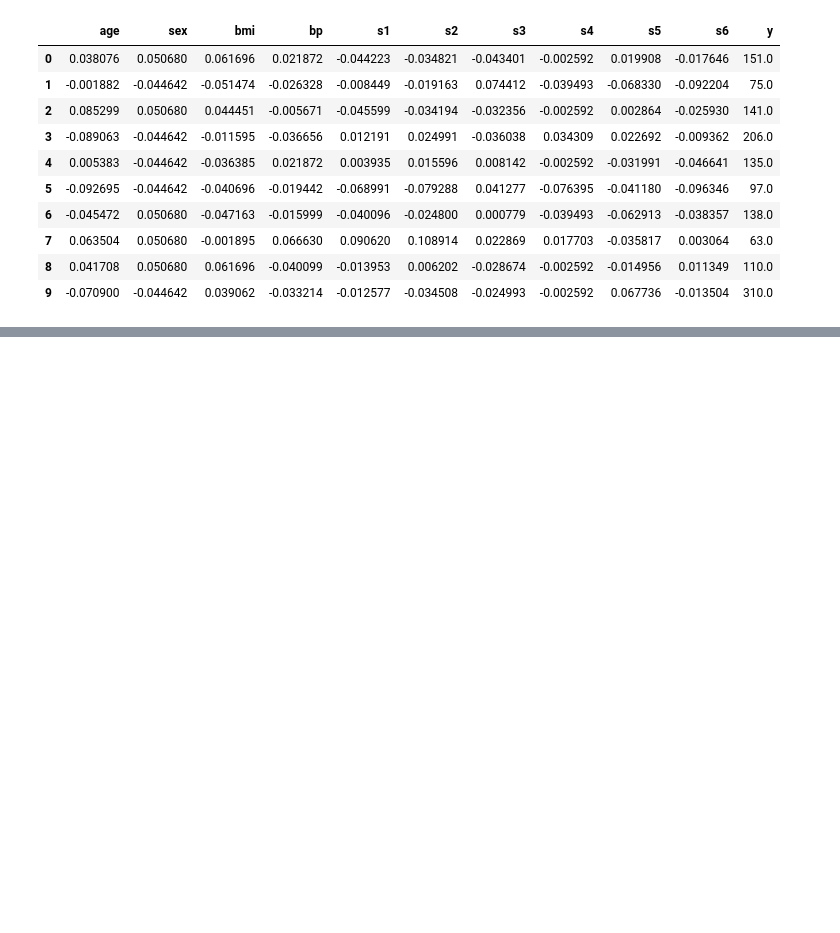
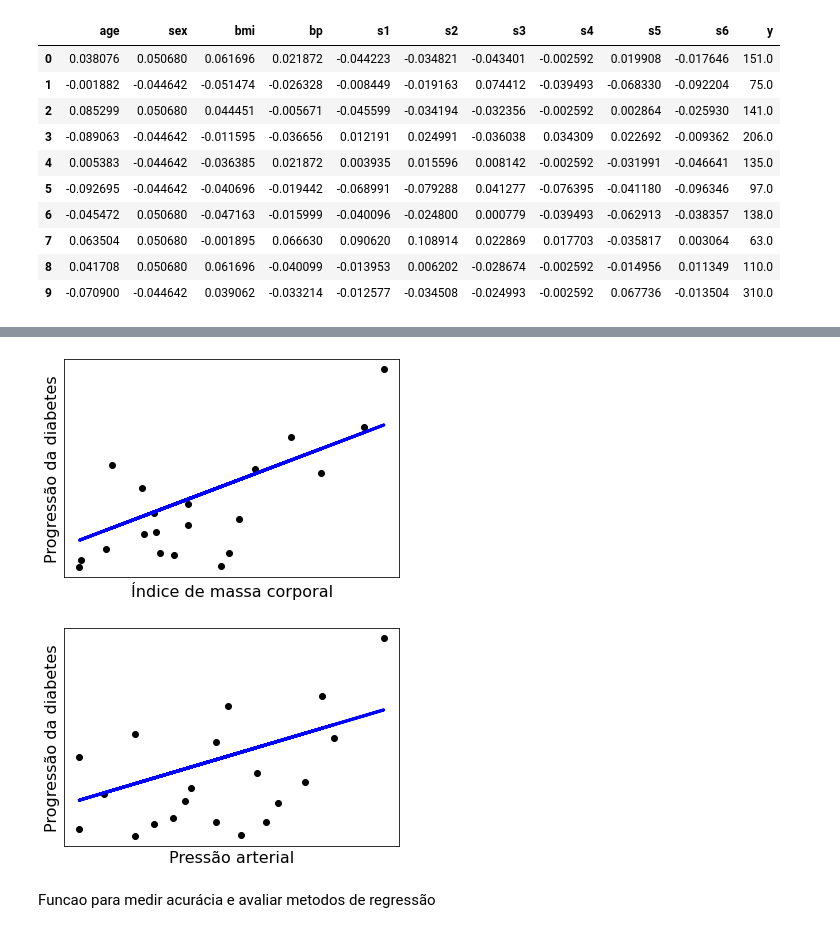
Before and after one commit to thgemanuel/Exercicio-2-Topicos-em-Inteligencia-Computacional, a Jupyter notebook: Regressao_aula2.ipynb, the cells around one changed output, grey strips where cells are left out. Cells and saved outputs as stored; diff of their text form; code cells hidden in the pictures; blank space fills up the shorter version.

```diff
--- a/Regressao_aula2.ipynb
+++ b/Regressao_aula2.ipynb
@@ -278,0 +155,57 @@ https://developers.google.com/machine-learning/crash-course/descending-into-ml/l
+# %%
+## Predição/validação
+#diabetes_y_pred_sex = regr_sex.predict(X_teste_sex)
+##plota os dados reais
+#plt.scatter(X_teste_sex,y_teste,  color='black')
+## plota os dados preditos
+#plt.plot(X_teste_sex, diabetes_y_pred_sex, color='blue', linewidth=3)
+#
+#plt.xticks(())
+#plt.yticks(())
+#plt.xlabel("Sexo", size = 16,)
+#plt.ylabel("Progressão da diabetes", size = 16)
+#plt.show()
+
+# Predição/validação
+diabetes_y_pred_bmi = regr_bmi.predict(X_teste_bmi)
+#plota os dados reais
+plt.scatter(X_teste_bmi,y_teste,  color='black')
+# plota os dados preditos
+plt.plot(X_teste_bmi, diabetes_y_pred_bmi, color='blue', linewidth=3)
+
+plt.xticks(())
+plt.yticks(())
+plt.xlabel("Índice de massa corporal", size = 16,)
+plt.ylabel("Progressão da diabetes", size = 16)
+plt.show()
+
+# Predição/validação
+diabetes_y_pred_bp = regr_bp.predict(X_teste_bp)
+#plota os dados reais
+plt.scatter(X_teste_bp,y_teste,  color='black')
+# plota os dados preditos
+plt.plot(X_teste_bp, diabetes_y_pred_bp, color='blue', linewidth=3)
+
+plt.xticks(())
+plt.yticks(())
+plt.xlabel("Pressão arterial", size = 16,)
+plt.ylabel("Progressão da diabetes", size = 16)
+plt.show()
+
+# Predição/validação
+diabetes_y_pred_bmi_bp = regr_bmi_bp.predict(X_bmi_bp)
+#plota os dados reais
+plt.scatter(X_bmi_bp,y,  color='black')
+# plota os dados preditos
+plt.plot(X_bmi_bp, diabetes_y_pred_bmi_bp, color='blue', linewidth=3)
+
+plt.xticks(())
+plt.yticks(())
+plt.xlabel("IMC e Pressão arterial", size = 16,)
+plt.ylabel("Progressão da diabetes", size = 16)
+plt.show()
+# %% [output]
+[figure, added]
+[figure, added]
+# %% [markdown]
+Funcao para medir acurácia e avaliar metodos de regressão
```
Also changed, not shown: parts of 29 cells of this notebook.
